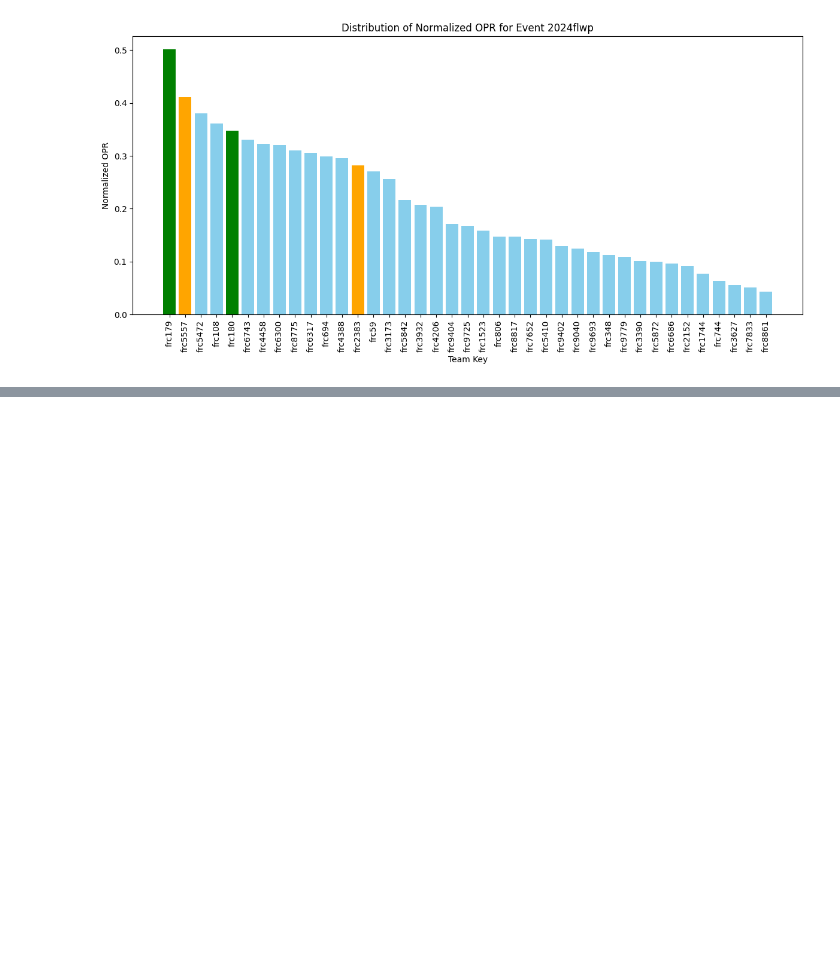
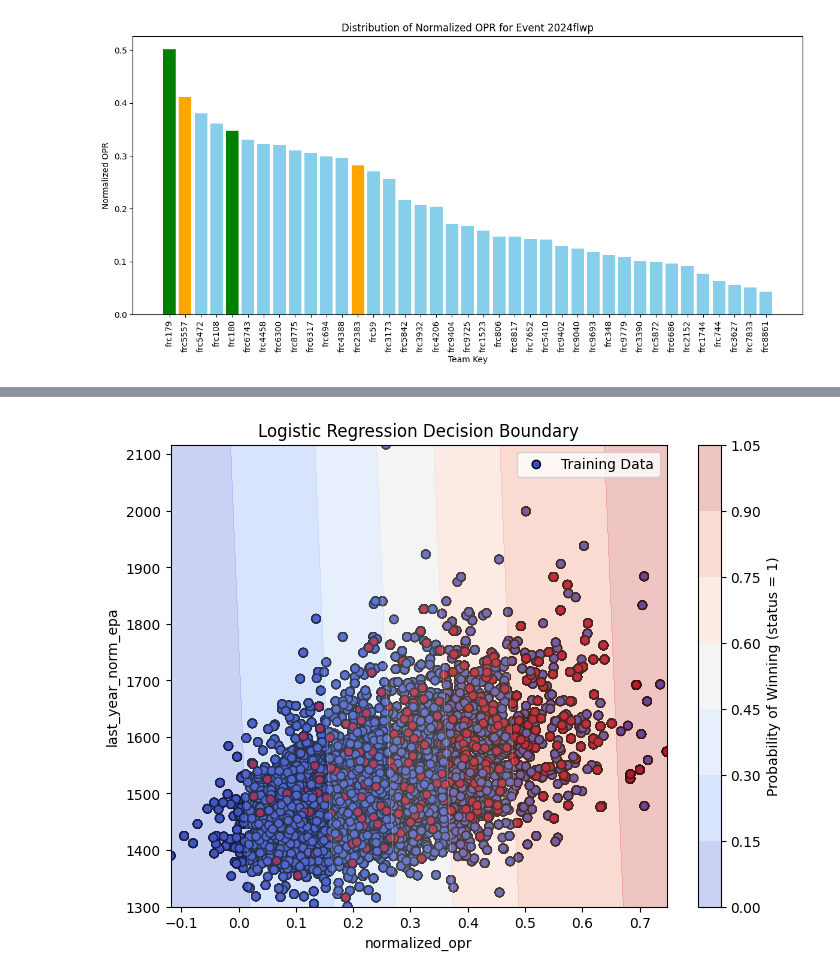
Before and after one commit to Bjorn4481/X--rule-data, a Jupyter notebook: Analysis.ipynb, the cells around one changed output, grey strips where cells are left out. Cells and saved outputs as stored; diff of their text form; code cells hidden in the pictures; blank space fills up the shorter version.

```diff
--- a/Analysis.ipynb
+++ b/Analysis.ipynb
@@ -446,0 +666,27 @@ frc9779
+# %%
+import matplotlib.pyplot as plt
+import numpy as np
+
+# Create a grid of values for plotting the decision boundary
+x1_vals = np.linspace(X_train['normalized_opr'].min(), X_train['normalized_opr'].max(), 100)
+x2_vals = np.linspace(X_train['last_year_norm_epa'].min(), X_train['last_year_norm_epa'].max(), 100)
+x1_grid, x2_grid = np.meshgrid(x1_vals, x2_vals)
+grid = np.c_[x1_grid.ravel(), x2_grid.ravel()]
+
+# Predict probabilities for the grid
+y_vals = model.predict_proba(grid)[:, 1].reshape(x1_grid.shape)  # Probability of class 1 (won)
+
+# Plot the decision boundary
+plt.figure(figsize=(8, 6))
+plt.scatter(X_train['normalized_opr'], X_train['last_year_norm_epa'], c=Y_train, cmap=plt.cm.coolwarm, edgecolors='k', label='Training Data')
+plt.contourf(x1_grid, x2_grid, y_vals, alpha=0.3, cmap=plt.cm.coolwarm)
+plt.colorbar(label='Probability of Winning (status = 1)')
+
+# Add labels and title
+plt.title("Logistic Regression Decision Boundary")
+plt.xlabel("normalized_opr")
+plt.ylabel("last_year_norm_epa")
+plt.legend()
+plt.show()
+# %% [output]
+[figure, added]
```
Also changed, not shown: parts of 10 cells of this notebook.
